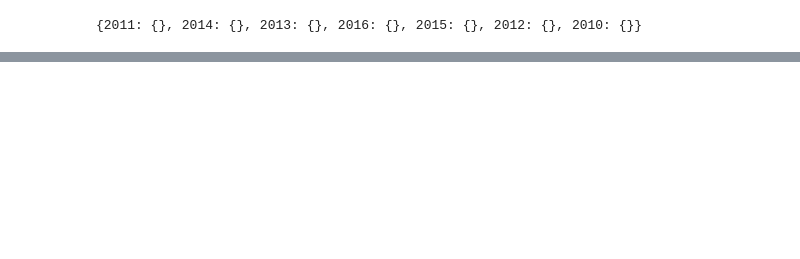
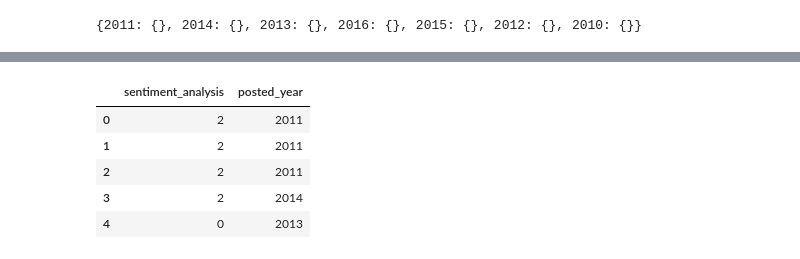
Before and after one commit to Mariagustin-Prg/Steam-MLOPS-4, a Jupyter notebook: test_functions.ipynb, the cells around one changed output, grey strips where cells are left out. Saved outputs shown, nothing was run; the diff lists cells and outputs as text; code cells hidden in the pictures; blank space fills up the shorter version.

```diff
--- a/test_functions.ipynb
+++ b/test_functions.ipynb
@@ -579,0 +679,10 @@ dicc_recomendados
+# %%
+zip_sentyment = merge_UserRecommend[['sentiment_analysis', 'posted_year']]
+zip_sentyment.head()
+# %% [output]
+|  | sentiment_analysis | posted_year |
+| 0 | 2 | 2011 |
+| 1 | 2 | 2011 |
+| 2 | 2 | 2011 |
+| 3 | 2 | 2014 |
+| 4 | 0 | 2013 |
```
Also changed, not shown: parts of 38 cells of this notebook, 1 other file.
